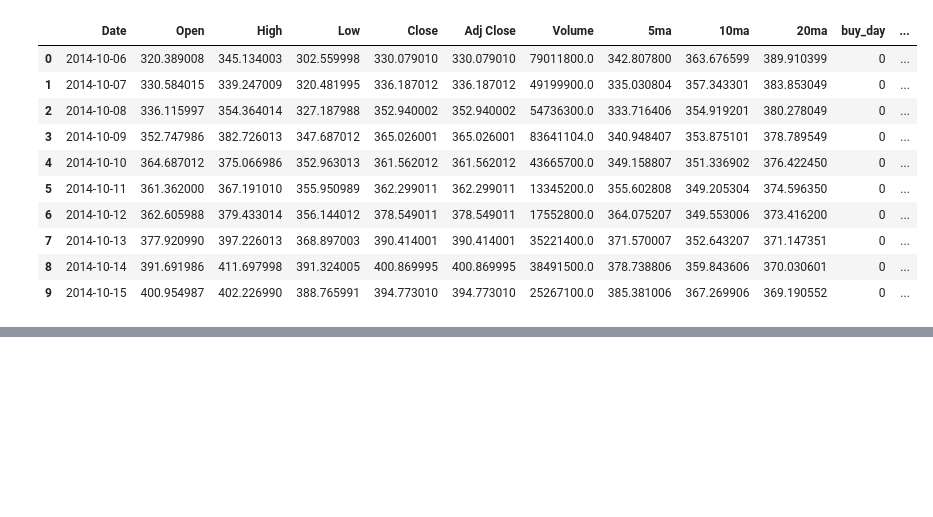
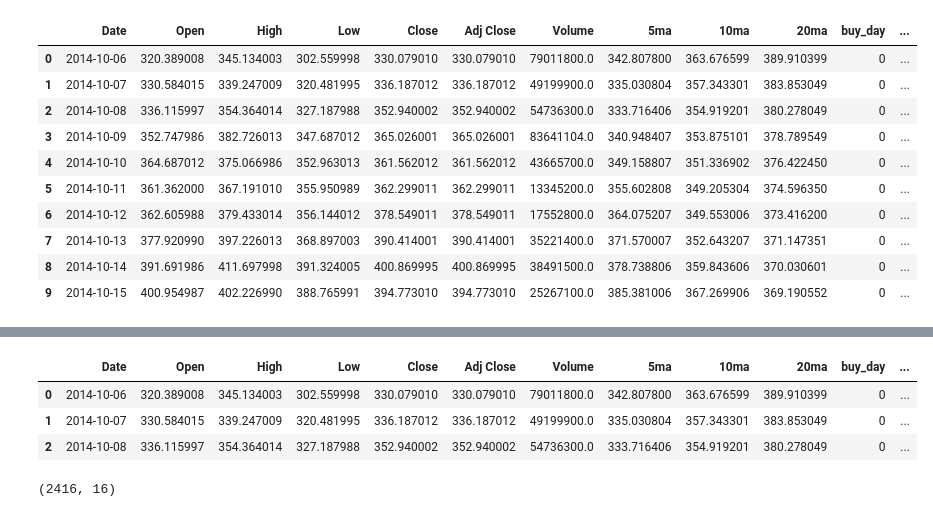
Before and after one commit to Xiao-Hui-Ping/-, a Jupyter notebook: 比特幣.ipynb, the cells around one changed output, grey strips where cells are left out. Cells and saved outputs as stored; diff of their text form; code cells hidden in the pictures; blank space fills up the shorter version.

```diff
--- a/比特幣.ipynb
+++ b/比特幣.ipynb
@@ -227,3 +227,18 @@ BTC_input.head(20)
 | 17 | 2014-10-23 | 382.962006 | 385.048004 | 356.446991 | 358.416992 | 358.416992 | 26456900.0 | 380.088196 | 385.383997 | 369.013602 | 1 | ... |
 | 18 | 2014-10-24 | 358.591003 | 364.345001 | 353.304993 | 358.345001 | 358.345001 | 15585700.0 | 373.847998 | 381.131497 | 370.487552 | 0 | ... |
 | 19 | 2014-10-25 | 358.610992 | 359.860992 | 342.877014 | 347.270996 | 347.270996 | 18127500.0 | 366.733197 | 376.381296 | 371.825601 | 0 | ... |
+# %%
+BTC_input["number"]        = 0
+BTC_input["value"]         = 0
+BTC_input["period_return"] = 0
+# %%
+BTC_input.head(3)
+# %% [output]
+|  | Date | Open | High | Low | Close | Adj Close | Volume | 5ma | 10ma | 20ma | buy_day | ... |
+| 0 | 2014-10-06 | 320.389008 | 345.134003 | 302.559998 | 330.079010 | 330.079010 | 79011800.0 | 342.807800 | 363.676599 | 389.910399 | 0 | ... |
+| 1 | 2014-10-07 | 330.584015 | 339.247009 | 320.481995 | 336.187012 | 336.187012 | 49199900.0 | 335.030804 | 357.343301 | 383.853049 | 0 | ... |
+| 2 | 2014-10-08 | 336.115997 | 354.364014 | 327.187988 | 352.940002 | 352.940002 | 54736300.0 | 333.716406 | 354.919201 | 380.278049 | 0 | ... |
+# %%
+BTC_input.shape
+# %% [output]
+(2416, 16)
```
Also changed, not shown: parts of 3 cells of this notebook.
